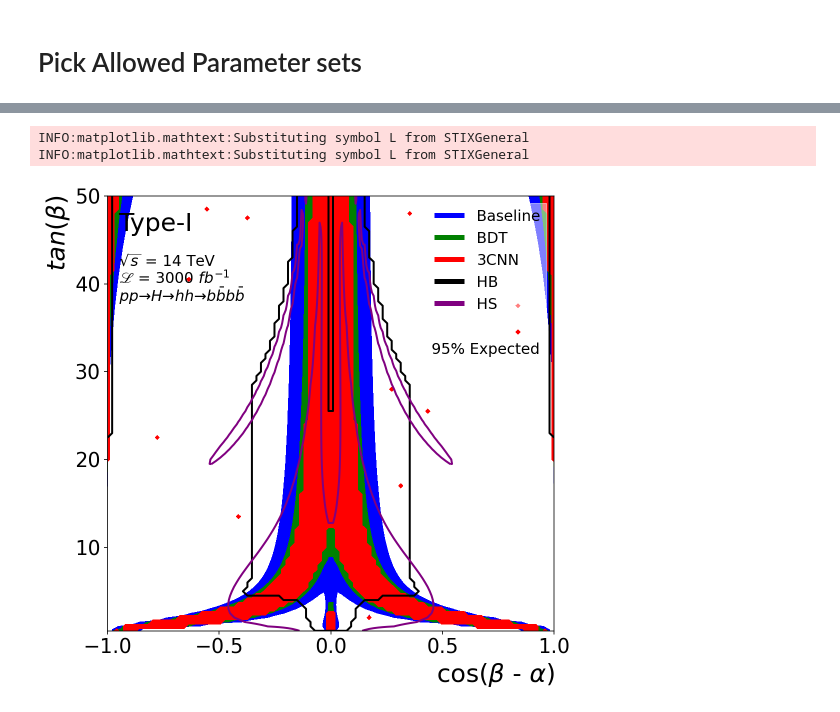
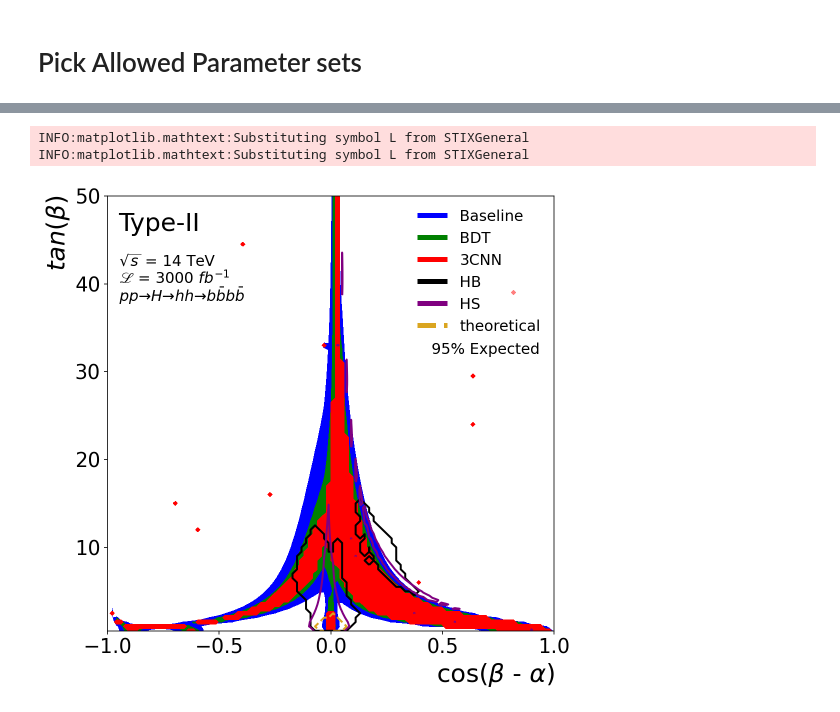
Before and after one commit to alan200276/THDM_with_ML, a Jupyter notebook: Parameter_Scanning/Constraint_dev.ipynb, the cells around one changed output, grey strips where cells are left out. Saved outputs shown, nothing was run; the diff lists cells and outputs as text; code cells hidden in the pictures.

```diff
--- a/Parameter_Scanning/Constraint_dev.ipynb
+++ b/Parameter_Scanning/Constraint_dev.ipynb
@@ -516,7 +519,7 @@ def Z(s,b):
 #     z = s/np.sqrt(b)
     return z
 
-yukawa_type = 1
+yukawa_type = 2
 parameter_space = "tb_cba" #or m12s_cba
 
 
@@ -623,9 +626,13 @@ elif parameter_space == "tb_cba":
   """
   Current Constraints
   """
-  current_bounds_features = ['HB_full', 'HB_h', 'HB_H', 'HB_A', 'HB_Hc', 'HS_total', 'HS_rate', 'HS_mass', 'HS_NO']
+  current_bounds_features = ['HB_full', 'HB_h', 'HB_H', 'HB_A', 'HB_Hc', 'HS_total', 'HS_rate', 'HS_mass', 'HS_NO','tree_level','perturbativity','stability']
   current_bounds_all = scan_results[current_bounds_features]
 
   current_bounds_HB_full = np.array(current_bounds_all["HB_full"]).reshape(n_slice, n_slice)
   current_bounds_HS_total = np.array(current_bounds_all["HS_total"]).reshape(n_slice, n_slice)
+
+  current_bounds_tree_level = np.array(current_bounds_all["tree_level"]).reshape(n_slice, n_slice)
+  current_bounds_perturbativity = np.array(current_bounds_all["perturbativity"]).reshape(n_slice, n_slice)
+  current_bounds_stability = np.array(current_bounds_all["stability"]).reshape(n_slice, n_slice)
 # %% [output]
@@ -955,6 +976,17 @@ CS_2_sigma_HS_full = plt.contour(cba[:,range_i:range_e], yaxis[:,range_i:range_e
                             )
 
 
+current_bounds_theory = (current_bounds_tree_level + current_bounds_perturbativity + current_bounds_stability)/3
+current_bounds_theory = np.where(current_bounds_theory == 1, current_bounds_theory, 0 )
+CS_2_sigma_theory = plt.contour(cba[:,range_i:range_e], yaxis[:,range_i:range_e], current_bounds_theory[:,range_i:range_e],
+                            colors='goldenrod',
+                            linestyles="--",
+                            linewidths=2,
+                            levels=[0, 1],
+                            corner_mask = 0
+                            )
+
+
 
 # plt.clabel(CS_2_sigma_cnn, inline=True, fontsize=10)
 
@@ -966,6 +998,7 @@ plt.hlines(0.9, 0.85, 0.85, color="green",label="BDT",linewidth =5)
 plt.hlines(0.9, 0.85, 0.85, color="red",label="3CNN",linewidth =5)
 plt.hlines(0.9, 0.85, 0.85, color="black",label="HB",linewidth =5)
 plt.hlines(0.9, 0.85, 0.85, color="purple",label="HS",linewidth =5)
+plt.hlines(0.9, 0.85, 0.85, color="goldenrod", linestyles = "--",label="theoretical",linewidth =5)
 
 # plt.scatter(0.08,400000, marker="s", s=40 , c='blue', label = "Benchmark")
 
@@ -978,31 +1011,31 @@ plt.text(x=-0.95, y=process_position, s="$pp \\to H \\to hh \\to b\\bar{b}b\\bar
 plt.text(x=0.45, y=CL_position, s="95% Expected", fontsize=15, rotation=0,
                     # bbox=dict(facecolor='w', edgecolor='e', boxstyle='round,pad=0')
                     )
 
 plt.xlim((-1.0,1.0))
 plt.ylim(( ymin, ymax ))
 
 
 ax.tick_params(axis='x', labelsize=20)
 ax.tick_params(axis='y', labelsize=20)
 plt.xlabel("cos($\\beta$ - $\\alpha$)", fontsize=25, horizontalalignment='right',x=1)
 plt.ylabel(ylabel_, fontsize=25,horizontalalignment='right',y=1)
 plt.legend(bbox_to_anchor=(1.0, 1), ncol=1, fontsize=15,# markerscale=2., scatterpoints=1,
            edgecolor = "w", fancybox=0, framealpha=0.5) #bbox_to_anchor=(0.7, 0.1),
 # plt.legend(loc="upper right", ncol=1, fontsize=20, markerscale=2., scatterpoints=1,
 #            edgecolor = "w",fancybox=False, framealpha=0) #bbox_to_anchor=(0.7, 0.1),
 
 plt.ticklabel_format(style='plain')
 
 # if parameter_space == "tb_cba":
 #     plt.yscale("log")
 # plt.grid()
 
 # plt.subplots_adjust(wspace=0.5, hspace=0.5)
 
 # plt.savefig("../Plots/Type_"+str(yukawa_type)+"_"+str(parameter_space)+".pdf", transparent=True, bbox_inches='tight')
 plt.show()
 # %% [output]
 INFO:matplotlib.mathtext:Substituting symbol L from STIXGeneral
 INFO:matplotlib.mathtext:Substituting symbol L from STIXGeneral
-[figure, old version]
+[figure, new version]
```
Also changed, not shown: parts of 5 cells of this notebook.
